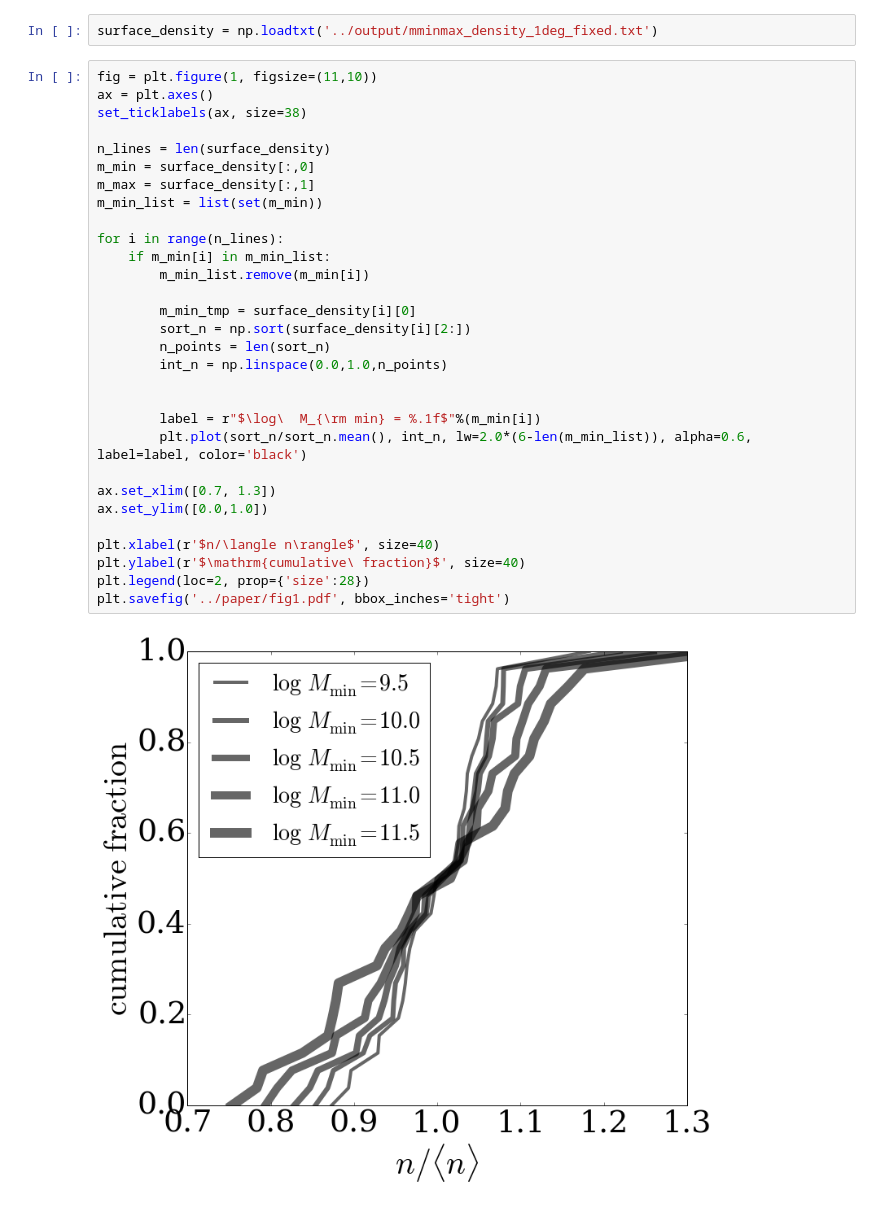
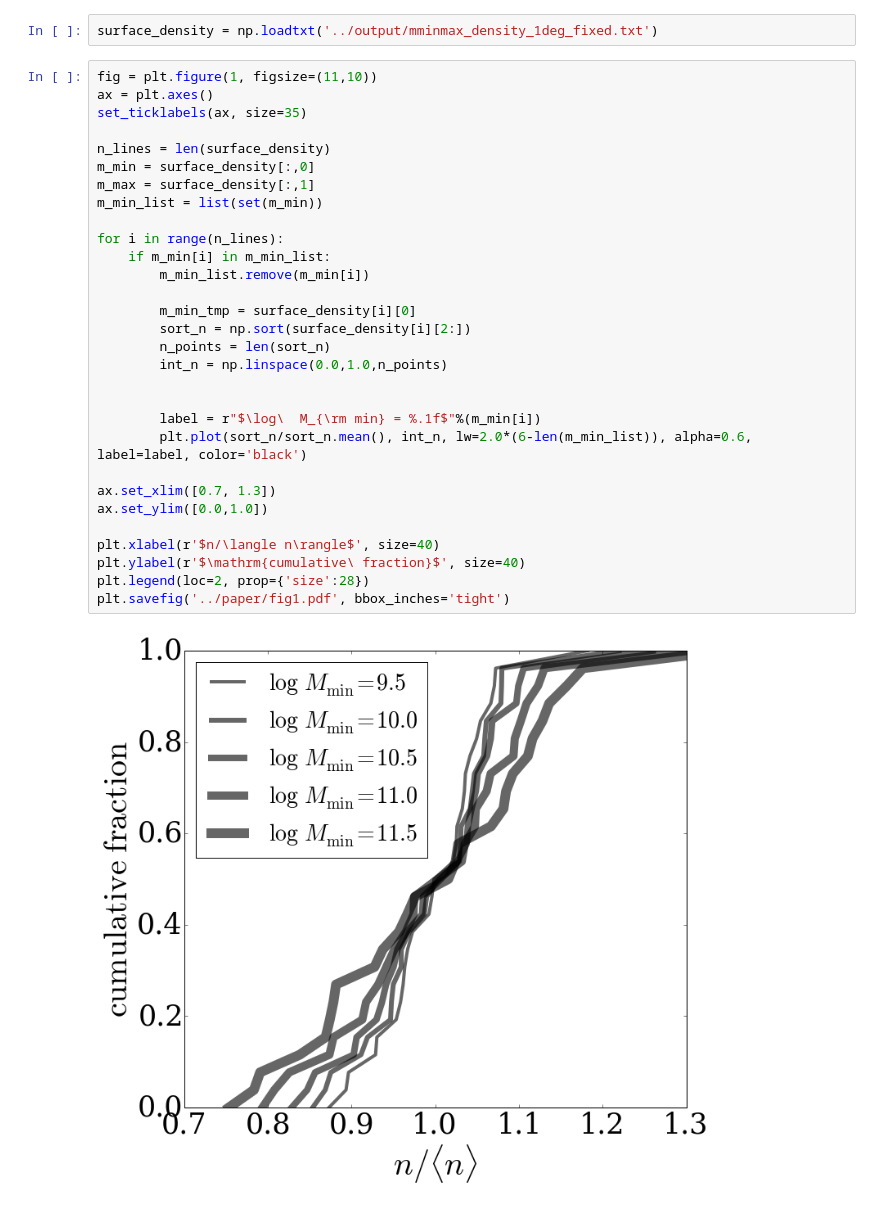
Before and after one commit to astroandes/LAEsBayes, a Jupyter notebook: code/paper_plots.ipynb, the cells around one changed output. Cells and saved outputs as stored; diff of their text form.

```diff
--- a/code/paper_plots.ipynb
+++ b/code/paper_plots.ipynb
@@ -19,35 +19,35 @@ surface_density = np.loadtxt('../output/mminmax_density_1deg_fixed.txt')
 # %%
 fig = plt.figure(1, figsize=(11,10))
 ax = plt.axes()
-set_ticklabels(ax, size=38)
+set_ticklabels(ax, size=35)
 
 n_lines = len(surface_density)
 m_min = surface_density[:,0]
 m_max = surface_density[:,1]
 m_min_list = list(set(m_min))
 
 for i in range(n_lines):
     if m_min[i] in m_min_list:
         m_min_list.remove(m_min[i])
 
         m_min_tmp = surface_density[i][0]
         sort_n = np.sort(surface_density[i][2:])
         n_points = len(sort_n)
         int_n = np.linspace(0.0,1.0,n_points)
 
 
         label = r"$\log\  M_{\rm min} = %.1f$"%(m_min[i])
         plt.plot(sort_n/sort_n.mean(), int_n, lw=2.0*(6-len(m_min_list)), alpha=0.6, label=label, color='black')
 
 ax.set_xlim([0.7, 1.3])
 ax.set_ylim([0.0,1.0])
 
 plt.xlabel(r'$n/\langle n\rangle$', size=40)
 plt.ylabel(r'$\mathrm{cumulative\ fraction}$', size=40)
 plt.legend(loc=2, prop={'size':28})
 plt.savefig('../paper/fig1.pdf', bbox_inches='tight')
 # %% [output]
-[figure, old version]
+[figure, new version]
 # %%
 th,co,dco=np.genfromtxt('../data/obs/ACF/Bielby2015.txt',unpack=1)
 th,c1,dcl1,dcu1=np.genfromtxt('../output/corr105_d025.txt',unpack=1)
```
Also changed, not shown: parts of 3 cells of this notebook, 3 other files.
